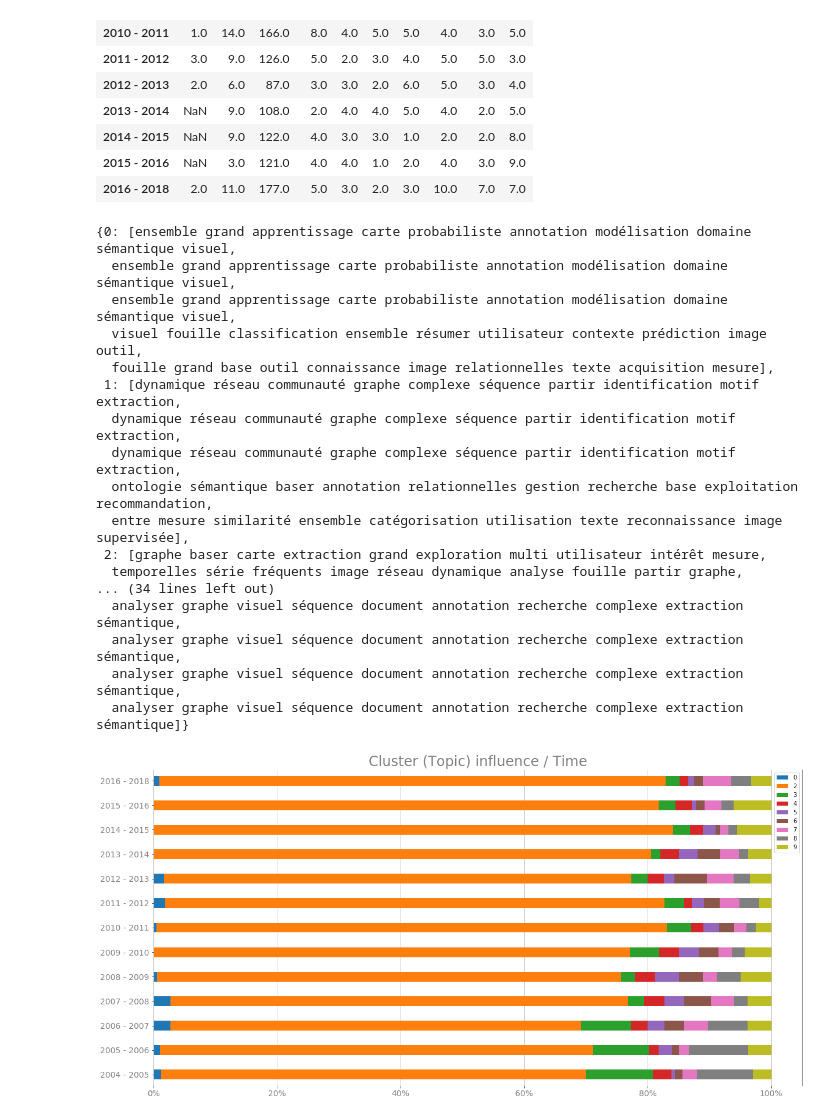
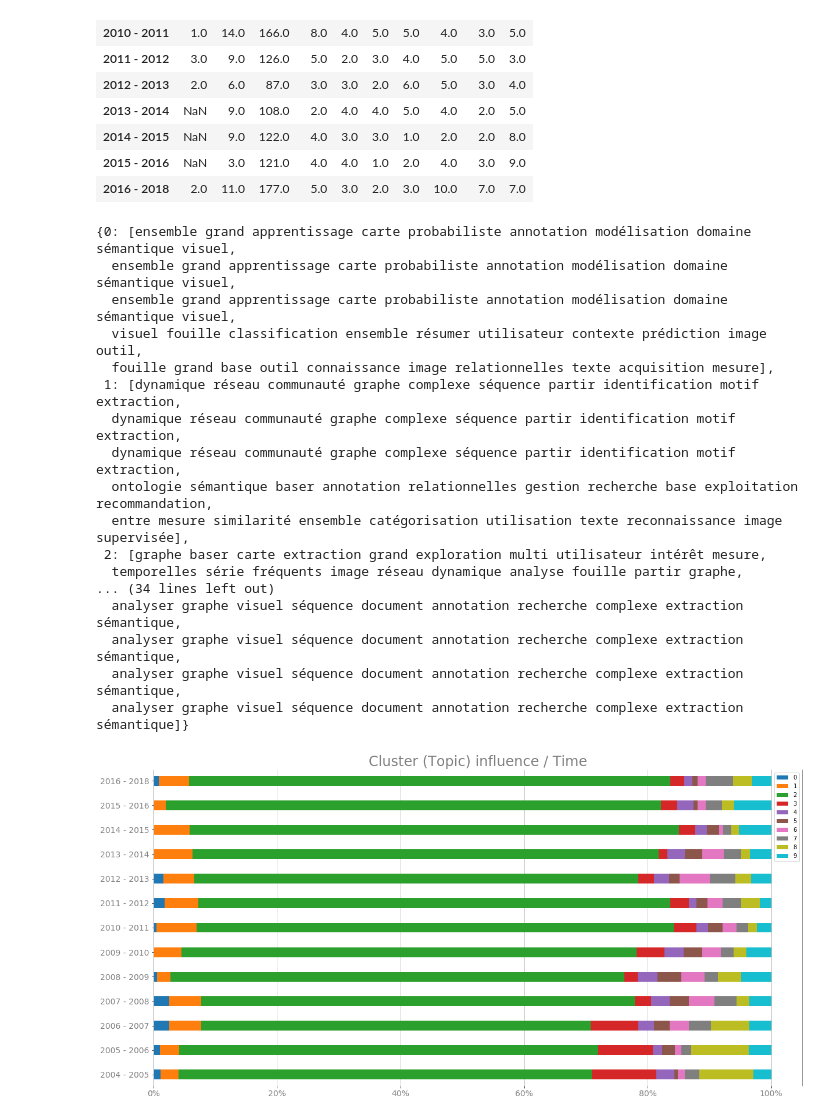
Before and after one commit to pchampio/EGC-2020, a Jupyter notebook: summary.ipynb, the cells around one changed output. Cells and saved outputs as stored; diff of their text form; code cells hidden in the pictures.

Commit message:
WIP label
Former-commit-id: 45b5c97bb4f347af1e7591a7f60230c559b94178

```diff
--- a/summary.ipynb
+++ b/summary.ipynb
@@ -494,8 +494,6 @@ display(df_label_count_sampled_year)
 | 2016 - 2018 | 2.0 | 11.0 | 177.0 | 5.0 | 3.0 | 2.0 | 3.0 | 10.0 | 7.0 | 7.0 |
 # %%
 from matplotlib.ticker import FuncFormatter
-
-df_label_count_sampled_year = df_label_count_sampled_year.drop([1], axis=1)
 
 # To percent
 df_label_count_sampled_year = df_label_count_sampled_year.apply(lambda x: x / x.sum(), axis=1)
@@ -514,34 +512,34 @@ plt.gca().xaxis.set_major_formatter(FuncFormatter(lambda y, _: '{:.0%}'.format(y
 # Less border
 plt.gca().xaxis.grid(True)
 plt.gca().spines['top'].set_visible(False)
 plt.gca().spines['bottom'].set_visible(False)
 plt.gca().spines['left'].set_edgecolor('gray')
 plt.gca().spines['right'].set_edgecolor('gray')
 
 # Percent line under the barH
 plt.gca().set_axisbelow(True)
 
 display(testing)
 plt.show()
 # %% [output]
 {0: [ensemble grand apprentissage carte probabiliste annotation modélisation domaine sémantique visuel,
   ensemble grand apprentissage carte probabiliste annotation modélisation domaine sémantique visuel,
   ensemble grand apprentissage carte probabiliste annotation modélisation domaine sémantique visuel,
   visuel fouille classification ensemble résumer utilisateur contexte prédiction image outil,
   fouille grand base outil connaissance image relationnelles texte acquisition mesure],
  1: [dynamique réseau communauté graphe complexe séquence partir identification motif extraction,
   dynamique réseau communauté graphe complexe séquence partir identification motif extraction,
   dynamique réseau communauté graphe complexe séquence partir identification motif extraction,
   ontologie sémantique baser annotation relationnelles gestion recherche base exploitation recommandation,
   entre mesure similarité ensemble catégorisation utilisation texte reconnaissance image supervisée],
  2: [graphe baser carte extraction grand exploration multi utilisateur intérêt mesure,
   temporelles série fréquents image réseau dynamique analyse fouille partir graphe,
 ... (34 lines left out)
   analyser graphe visuel séquence document annotation recherche complexe extraction sémantique,
   analyser graphe visuel séquence document annotation recherche complexe extraction sémantique,
   analyser graphe visuel séquence document annotation recherche complexe extraction sémantique,
   analyser graphe visuel séquence document annotation recherche complexe extraction sémantique]}
-[figure, old version]
+[figure, new version]
 # %%
 # BIG Dump :poop:
 if False:
```
